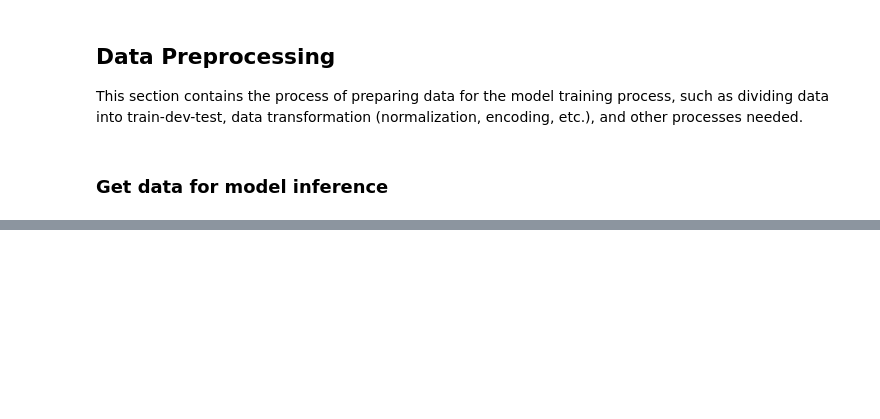
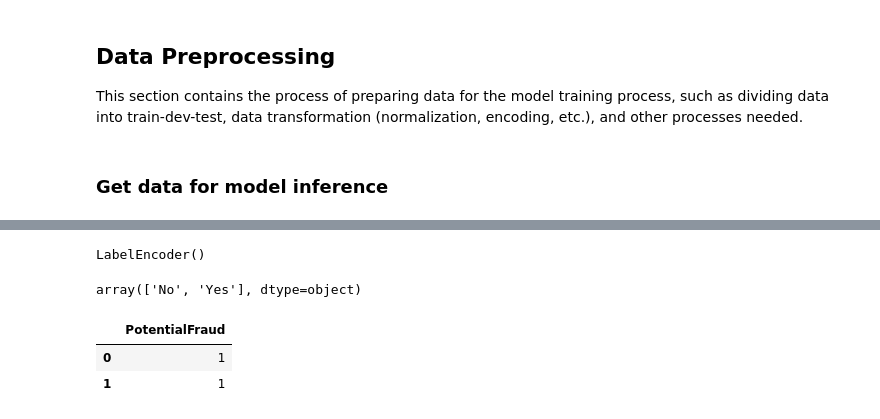
Before and after one commit to suma-bimantoro-andru/Machine-Learning, a Jupyter notebook: Healthcare Provider Fraud Detection/Medicare Provider Fraud Detection.ipynb, the cells around one changed output, grey strips where cells are left out. Saved outputs shown, nothing was run; the diff lists cells and outputs as text; code cells hidden in the pictures; blank space fills up the shorter version.

```diff
--- a/Healthcare Provider Fraud Detection/Medicare Provider Fraud Detection.ipynb
+++ b/Healthcare Provider Fraud Detection/Medicare Provider Fraud Detection.ipynb
@@ -270,0 +274,5 @@ data_inf
+# %%
+# Seperate dependent and independent variables
+X_train = final_train.drop(axis=1,columns=['Provider','PotentialFraud'])
+y_train = final_train['PotentialFraud']
+X_test = final_test.drop(axis=1,columns=['Provider'])
@@ -270,0 +371,23 @@ data_inf
+# %%
+#Encoding target
+labelencoder = preprocessing.LabelEncoder()
+labelencoder.fit(y_train)
+# %% [output]
+LabelEncoder()
+# %%
+#classes dari label encoder
+labelencoder.classes_
+# %% [output]
+array(['No', 'Yes'], dtype=object)
+# %%
+#transform y target
+y_train_encoded = labelencoder.transform(y_train)
+# %%
+# to dataframe
+y_train_enc = pd.DataFrame(y_train_encoded, columns=['PotentialFraud'])
+# %%
+y_train_enc.head(2)
+# %% [output]
+|  | PotentialFraud |
+| 0 | 1 |
+| 1 | 1 |
```
Also changed, not shown: parts of 22 cells of this notebook.
